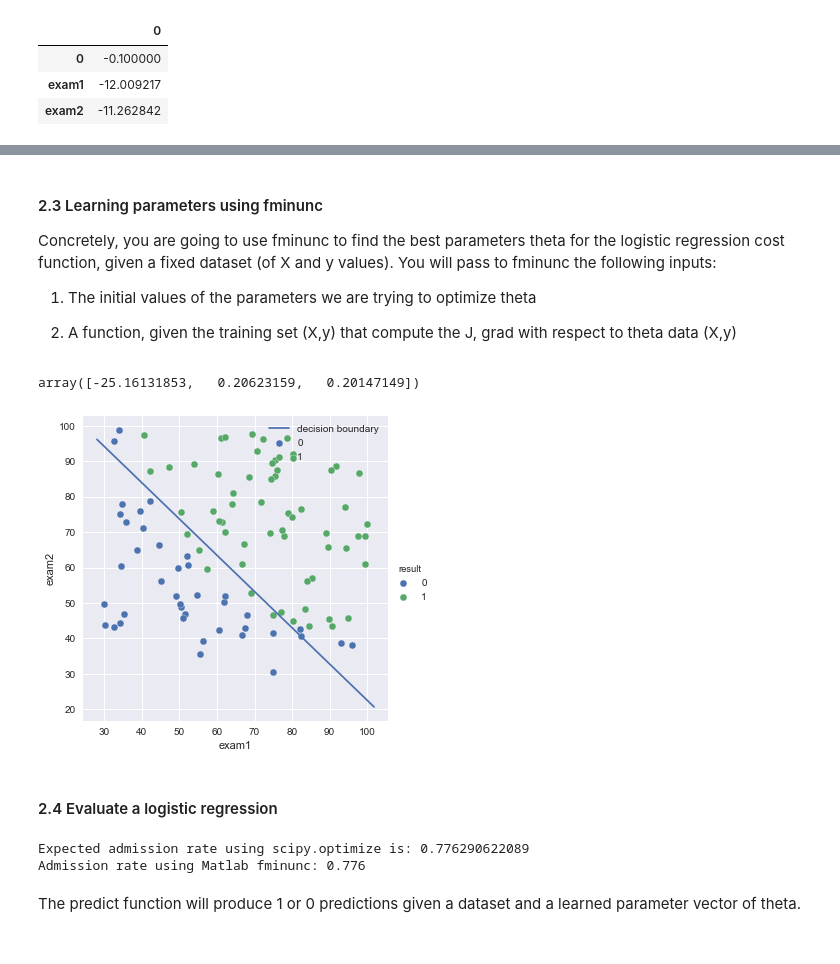
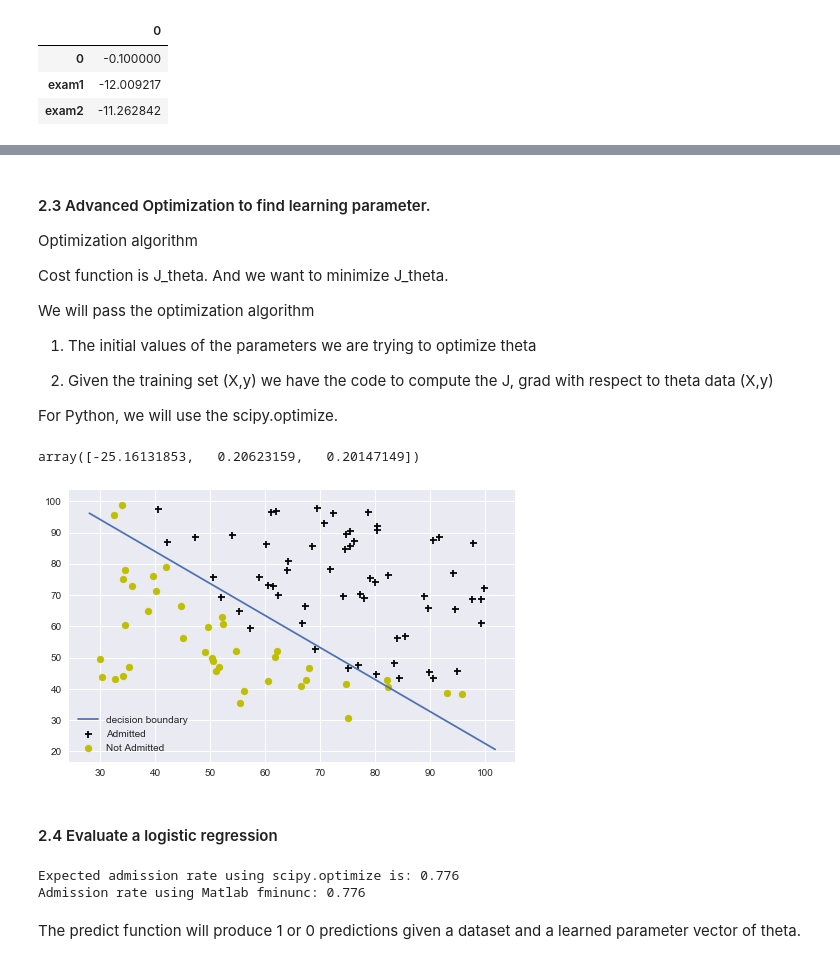
Before and after one commit to junyingzhang2018/machine-learning, a Jupyter notebook: logistic regression/logistic regression 1.ipynb, the cells around one changed output, grey strips where cells are left out. Drawn from its saved outputs; the diff is of its cells as text; code cells hidden in the pictures.

Commit message:
update linear regression and logistic regression program. Remove files not needed

```diff
--- a/logistic regression/logistic regression 1.ipynb
+++ b/logistic regression/logistic regression 1.ipynb
@@ -27,10 +31,9 @@ print(train.shape)
 # %%
 X=train[['exam1','exam2']]
 y=train['result']
-m,n=X.shape[0], X.shape[1]
-X=pd.concat((pd.DataFrame(np.ones((m,1))), X), axis=1) # add x0=1 for X
-X.head(2)
-m,n=X.shape[0], X.shape[1]
+m,n=X.shape
+X1=pd.concat((pd.DataFrame(np.ones((m,1))), X), axis=1) # add x0=1 for X
+m,n=X1.shape
 # %% [markdown]
 ### Part I: Visualization: plot
 
@@ -133,20 +154,24 @@ Expected gradients (approx):
  2.566
  2.647
 # %% [markdown]
-#### 2.3 Learning parameters using fminunc
+#### 2.3 Advanced Optimization to find learning parameter.
 
-Concretely, you are going to use fminunc to find the best parameters theta
-for the logistic regression cost function, given a fixed dataset (of X and y
-values). You will pass to fminunc the following inputs:
+Optimization algorithm
+
+Cost function is J_theta. And we want to minimize J_theta.
+
+We will pass the optimization algorithm
 
 1. The initial values of the parameters we are trying to optimize theta
 
-2. A function, given the training set (X,y) that compute the J, grad with respect to theta data (X,y)
+2. Given the training set (X,y) we have the code to compute the J, grad with respect to theta data (X,y)
+
+For Python, we will use the scipy.optimize.
 # %%
 import numpy as np
 import scipy.optimize as op
 
-X=np.array(X)
+X1=np.array(X1)
 y=np.array(y)
 
 def Sigmoid(z):
@@ -168,13 +193,13 @@ def CostFunc(theta,x,y):
     term2 = np.log(1-Sigmoid(x.dot(theta)));
     term1 = term1.reshape((m,1))
     term2 = term2.reshape((m,1))
-    term = y * term1 + (1 - y) * term2;
+    term = y * term1 + (1 - y) * term2; #dot product
     J = -((np.sum(term))/m);
     return J;
 
-m , n = X.shape;
+m , n = X1.shape;
 initial_theta = np.zeros(n);
-Result = op.minimize(fun = CostFunc, x0 = initial_theta, args = (X, y),method = 'TNC',jac = Gradient);
+Result = op.minimize(fun = CostFunc, x0 = initial_theta, args = (X1, y),method = 'TNC',jac = Gradient);
 optimal_theta = Result.x;
 optimal_theta
 # %% [output]
@@ -199,19 +224,40 @@ def plotDecisionBoundary(theta, X, y, train):
     plot_y = (-1./optimal_theta[2]*(optimal_theta[1]*plot_x + optimal_theta[0]))
     plt.plot(plot_x, plot_y, label='decision boundary')
     plt.legend(loc='upper right')
+# %%
+# Plot decision boundary theta'X=0
+
+def plotDecisionBoundary(theta, X, y, train):
+    """
+    PLOTDECISIONBOUNDARY Plots the data points X and y into a new figure with the decision boundary defined by theta
+    PLOTDECISIONBOUNDARY(theta, X,y) plots the data points with + for the positive examples and o
+    for the negative examples.
+    1) Mx3 matrix, where the first column is an all-ones column for the intercept.
+    2) MxN, N>3 matrix, where the first column is all-ones
+    """
+    plt.figure(figsize=(8,5))  #inches
+    plt.scatter(x=train['exam1'][train['result']==1], y=train['exam2'][train['result']==1], c='k', marker='+', label='Admitted')
+    plt.scatter(x=train['exam1'][train['result']==0], y=train['exam2'][train['result']==0],c='y', marker='o', label='Not Admitted')
+    # Only need 2 points to define a line, so choose two endpoints
+    plot_x = np.array([min(X[:,1])-2,  max(X[:,1])+2])
+
+    # Calculate the decision boundary line
+    plot_y = (-1./optimal_theta[2]*(optimal_theta[1]*plot_x + optimal_theta[0]))
+    plt.plot(plot_x, plot_y, label='decision boundary')
+    plt.legend(loc='lower left')
 # %%
-plotDecisionBoundary(optimal_theta, X, y, train)
+plotDecisionBoundary(optimal_theta, X1, y, train)
 # %% [output]
-[figure, old version]
+[figure, new version]
 # %% [markdown]
 #### 2.4 Evaluate a logistic regression
 # %%
 # Predict whether a student with exam1 45 and exam2 85 will be admiteed or not
 y_pred=Sigmoid(np.sum(optimal_theta*([1,45,85])))
-print('Expected admission rate using scipy.optimize is:', y_pred)
+print('Expected admission rate using scipy.optimize is:', np.round(y_pred,3))
 print('Admission rate using Matlab fminunc:', 0.776)
 # %% [output]
-Expected admission rate using scipy.optimize is: 0.776290622089
+Expected admission rate using scipy.optimize is: 0.776
 Admission rate using Matlab fminunc: 0.776
 # %% [markdown]
 The predict function will produce 1 or 0 predictions given a dataset and a learned parameter
```
Also changed, not shown: parts of 13 cells of this notebook, 36 other files.
